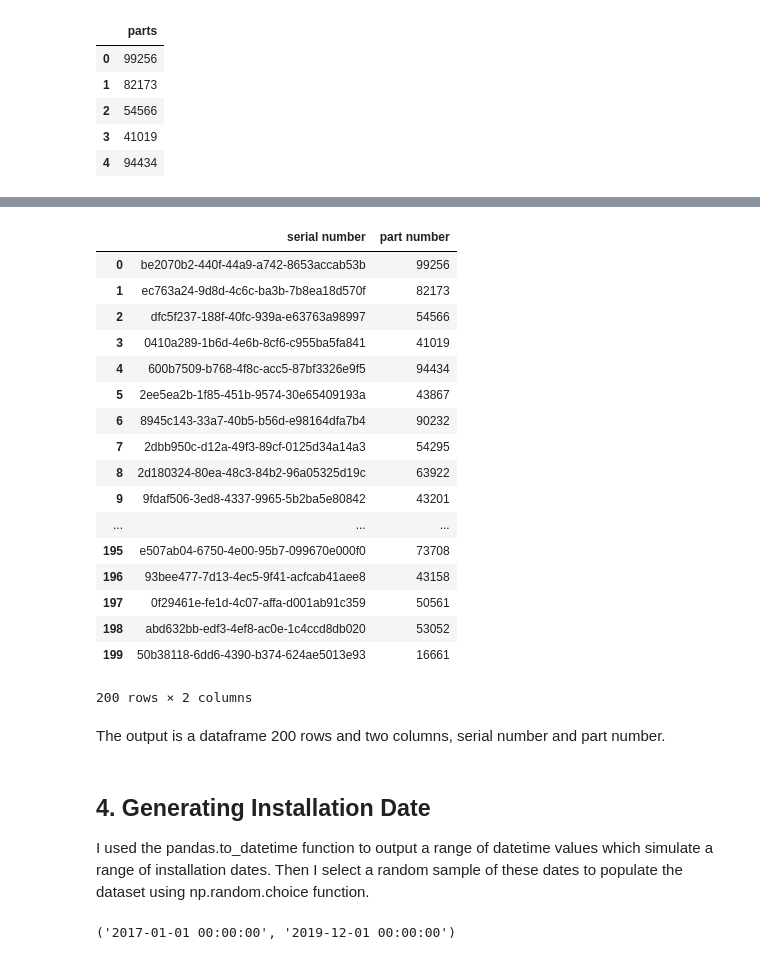
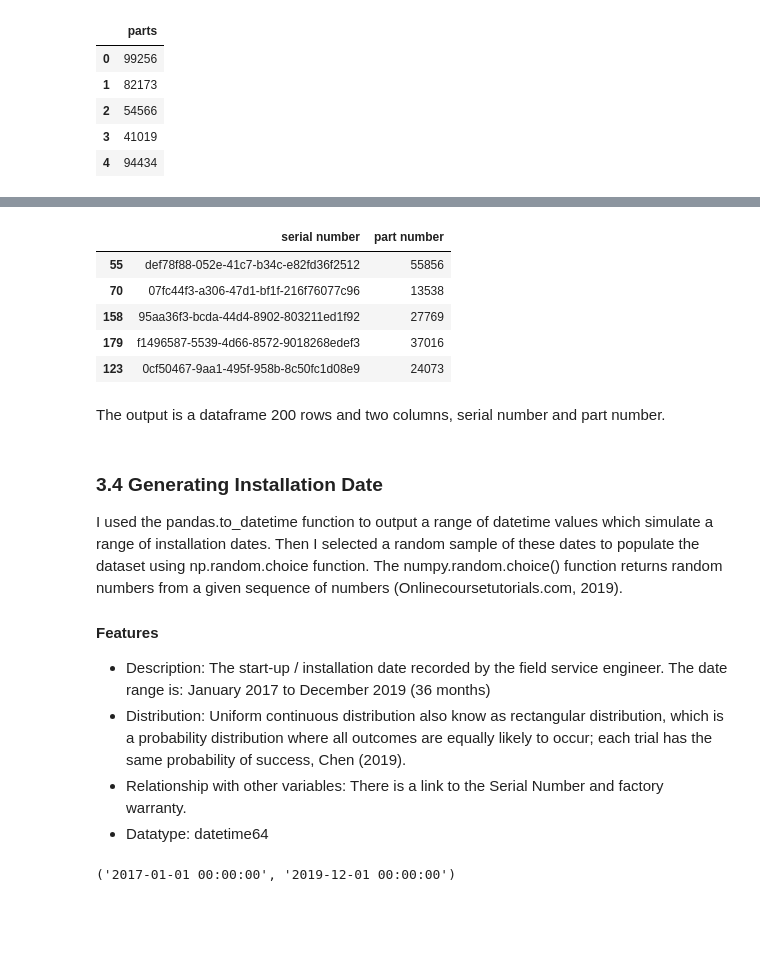
Before and after one commit to pcaulfie/ProgDA-Project, a Jupyter notebook: Install Base Dataset.ipynb, the cells around one changed output, grey strips where cells are left out. Drawn from its saved outputs; the diff is of its cells as text; code cells hidden in the pictures; blank space fills up the shorter version.

```diff
--- a/Install Base Dataset.ipynb
+++ b/Install Base Dataset.ipynb
@@ -156,35 +193,31 @@ installbase
 # %%
 # Adding part number column to the dataframe using pandas concat function
 # Adapted from https://towardsdatascience.com/generating-product-usage-data-from-scratch-with-pandas-319487590c6d
 
-# Combine 2 pandas series in the dataframe, resetting the index without inserting it as a column in the new DataFrame.
+# Combine 2 pandas series in the installbase dataframe, resetting the index without inserting it as a column in the new DataFrame.
 installbase['part number'] = pd.concat([parts], axis=0).reset_index().drop('index', 1)
-installbase
+# display 5 sample rows
+installbase.sample(5)
 # %% [output]
 |  | serial number | part number |
-| 0 | be2070b2-440f-44a9-a742-8653accab53b | 99256 |
-| 1 | ec763a24-9d8d-4c6c-ba3b-7b8ea18d570f | 82173 |
-| 2 | dfc5f237-188f-40fc-939a-e63763a98997 | 54566 |
-| 3 | 0410a289-1b6d-4e6b-8cf6-c955ba5fa841 | 41019 |
-| 4 | 600b7509-b768-4f8c-acc5-87bf3326e9f5 | 94434 |
-| 5 | 2ee5ea2b-1f85-451b-9574-30e65409193a | 43867 |
-| 6 | 8945c143-33a7-40b5-b56d-e98164dfa7b4 | 90232 |
-| 7 | 2dbb950c-d12a-49f3-89cf-0125d34a14a3 | 54295 |
-| 8 | 2d180324-80ea-48c3-84b2-96a05325d19c | 63922 |
-| 9 | 9fdaf506-3ed8-4337-9965-5b2ba5e80842 | 43201 |
-| ... | ... | ... |
-| 195 | e507ab04-6750-4e00-95b7-099670e000f0 | 73708 |
-| 196 | 93bee477-7d13-4ec5-9f41-acfcab41aee8 | 43158 |
-| 197 | 0f29461e-fe1d-4c07-affa-d001ab91c359 | 50561 |
-| 198 | abd632bb-edf3-4ef8-ac0e-1c4ccd8db020 | 53052 |
-| 199 | 50b38118-6dd6-4390-b374-624ae5013e93 | 16661 |
+| 55 | def78f88-052e-41c7-b34c-e82fd36f2512 | 55856 |
+| 70 | 07fc44f3-a306-47d1-bf1f-216f76077c96 | 13538 |
+| 158 | 95aa36f3-bcda-44d4-8902-803211ed1f92 | 27769 |
+| 179 | f1496587-5539-4d66-8572-9018268edef3 | 37016 |
+| 123 | 0cf50467-9aa1-495f-958b-8c50fc1d08e9 | 24073 |
-200 rows × 2 columns
 # %% [markdown]
 The output is a dataframe 200 rows and two columns, serial number and part number.
 # %% [markdown]
-## 4. Generating Installation Date
+### 3.4 Generating Installation Date
 
-I used the pandas.to_datetime function to output a range of datetime values which simulate a range of installation dates. Then I select a random sample of these dates to populate the dataset using np.random.choice function.
+I used the pandas.to_datetime function to output a range of datetime values which simulate a range of installation dates. Then I selected a random sample of these dates to populate the dataset using np.random.choice function. The numpy.random.choice() function returns random numbers from a given sequence of numbers (Onlinecoursetutorials.com, 2019).
+
+#### Features
+
+* Description: The start-up / installation date recorded by the field service engineer. The date range is: January 2017 to December 2019 (36 months)
+* Distribution: Uniform continuous distribution also know as rectangular distribution, which is a probability distribution where all outcomes are equally likely to occur; each trial has the same probability of success, Chen (2019).
+* Relationship with other variables: There is a link to the Serial Number and factory warranty.
+* Datatype: datetime64
 # %%
 # Create Date Range using the specified parameters (starting month, number of months).
 # Adapted from https://towardsdatascience.com/generating-product-usage-data-from-scratch-with-pandas-319487590c6d
```
Also changed, not shown: parts of 24 cells of this notebook.
